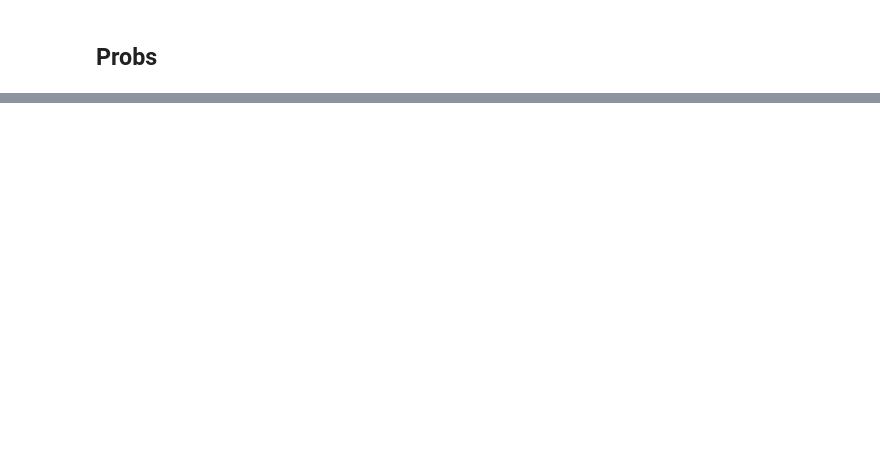
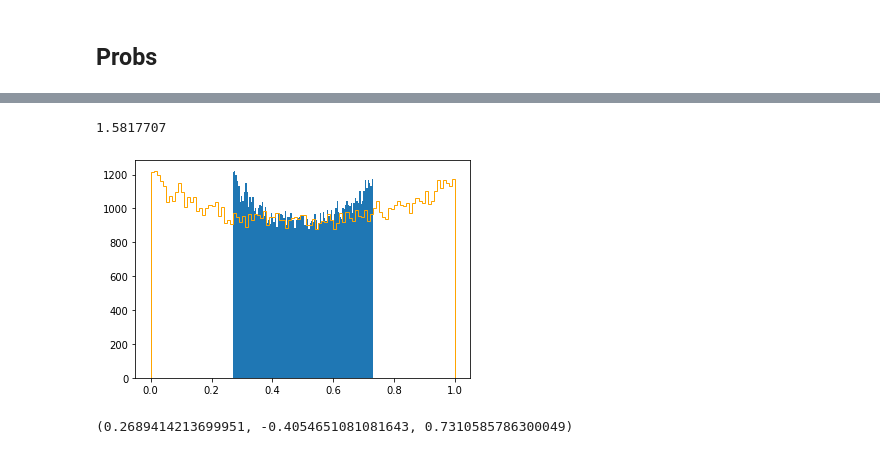
Before and after one commit to INDElab/conversationkg, a Jupyter notebook: embeddings_for_the_people/classifier_BERT/inspect_trainings.ipynb, the cells around one changed output, grey strips where cells are left out. Saved outputs shown, nothing was run; the diff lists cells and outputs as text; code cells hidden in the pictures; blank space fills up the shorter version.

```diff
--- a/embeddings_for_the_people/classifier_BERT/inspect_trainings.ipynb
+++ b/embeddings_for_the_people/classifier_BERT/inspect_trainings.ipynb
@@ -60,0 +98,18 @@ for i, vp in enumerate(val_probs):
+# %%
+from scipy.special import expit
+mn, mx = expit(-1), expit(1)
+norm = lambda x: (x - mn) / (mx - mn)
+norm(val_probs).max()
+# %% [output]
+1.5817707
+# %%
+rands = expit(np.random.uniform(-1, 1, 100000))
+# %%
+_ = plt.hist(rands, bins=100)
+_ = plt.hist(norm(rands), bins=100, color="orange", histtype="step")
+# %% [output]
+[figure, added]
+# %%
+expit(-1), logit(0.4), expit(1)
+# %% [output]
+(0.2689414213699951, -0.4054651081081643, 0.7310585786300049)
```
Also changed, not shown: parts of 9 cells of this notebook, 3 other files.
